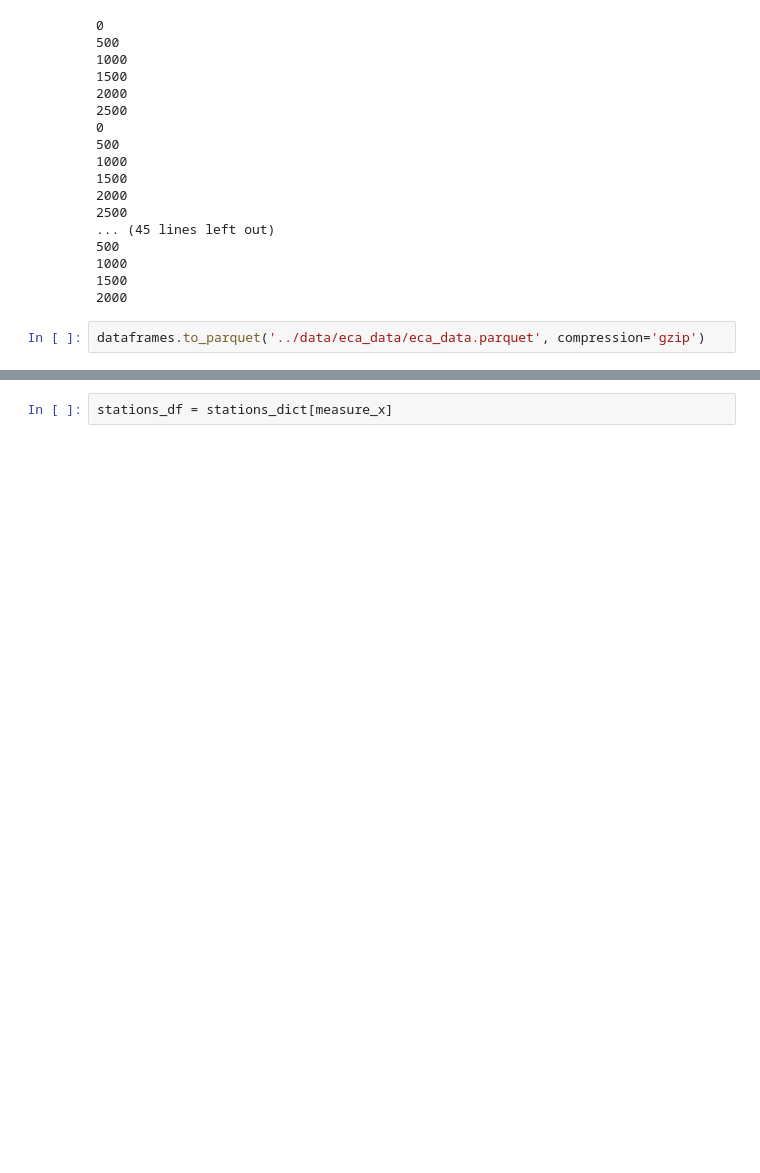
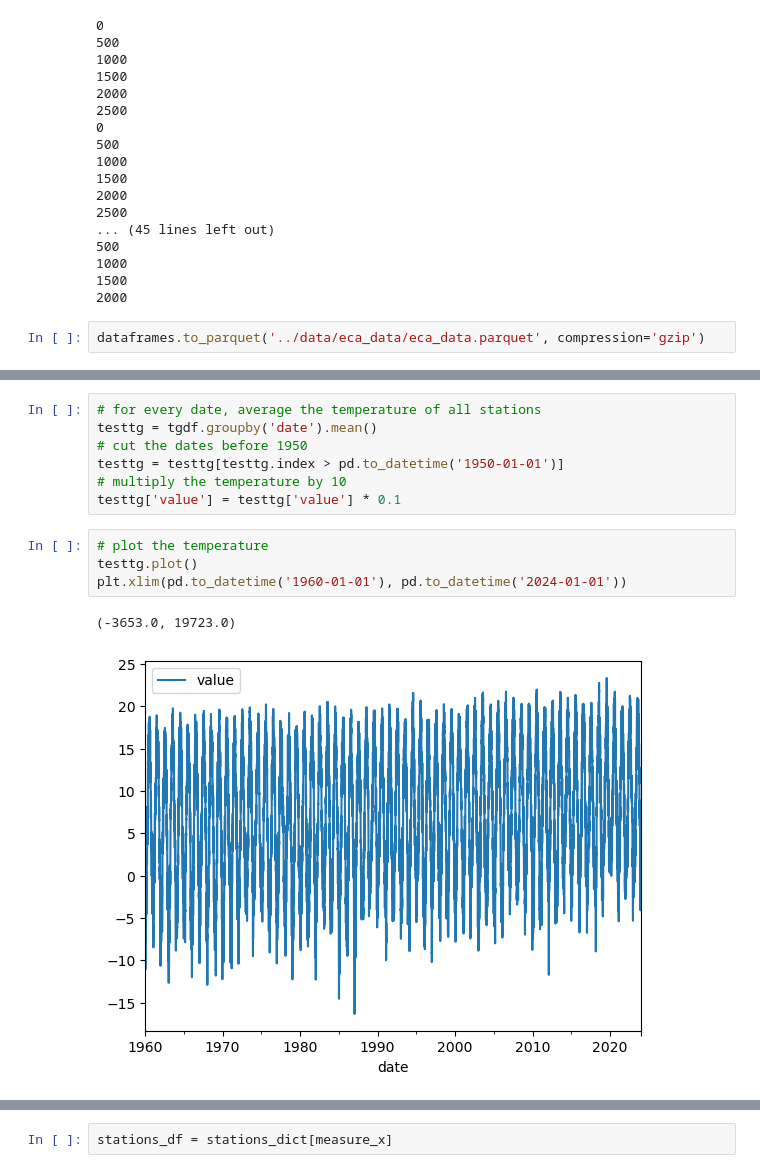
Before and after one commit to vicioms/fundamental-limits-ip, a Jupyter notebook: notebooks/ECA_data_tests.ipynb, the cells around one changed output, grey strips where cells are left out. Saved outputs shown, nothing was run; the diff lists cells and outputs as text; blank space fills up the shorter version.

```diff
--- a/notebooks/ECA_data_tests.ipynb
+++ b/notebooks/ECA_data_tests.ipynb
@@ -94,0 +85,14 @@ dataframes.xs(1, level='station_id')
+# %%
+# for every date, average the temperature of all stations
+testtg = tgdf.groupby('date').mean()
+# cut the dates before 1950
+testtg = testtg[testtg.index > pd.to_datetime('1950-01-01')]
+# multiply the temperature by 10
+testtg['value'] = testtg['value'] * 0.1
+# %%
+# plot the temperature
+testtg.plot()
+plt.xlim(pd.to_datetime('1960-01-01'), pd.to_datetime('2024-01-01'))
+# %% [output]
+(-3653.0, 19723.0)
+[figure, added]
```
Also changed, not shown: parts of 21 cells of this notebook, 4 other files.
